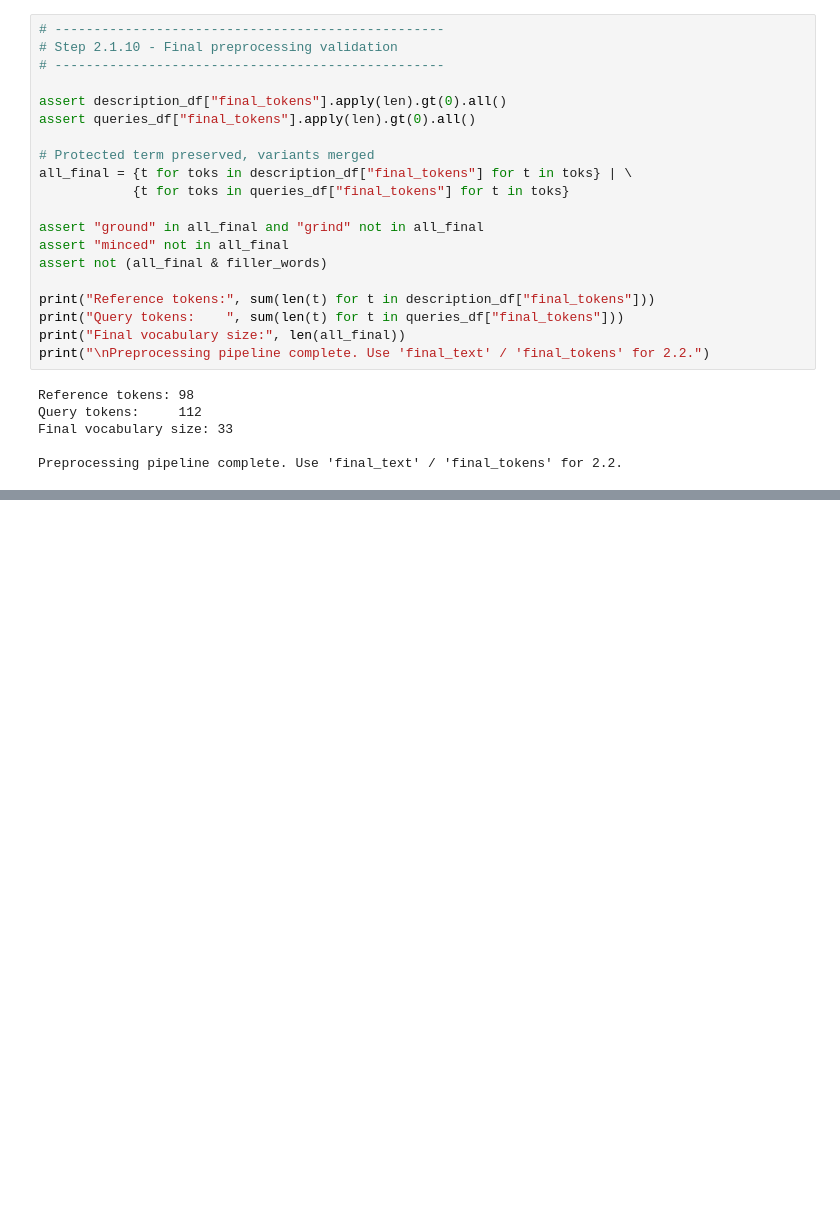
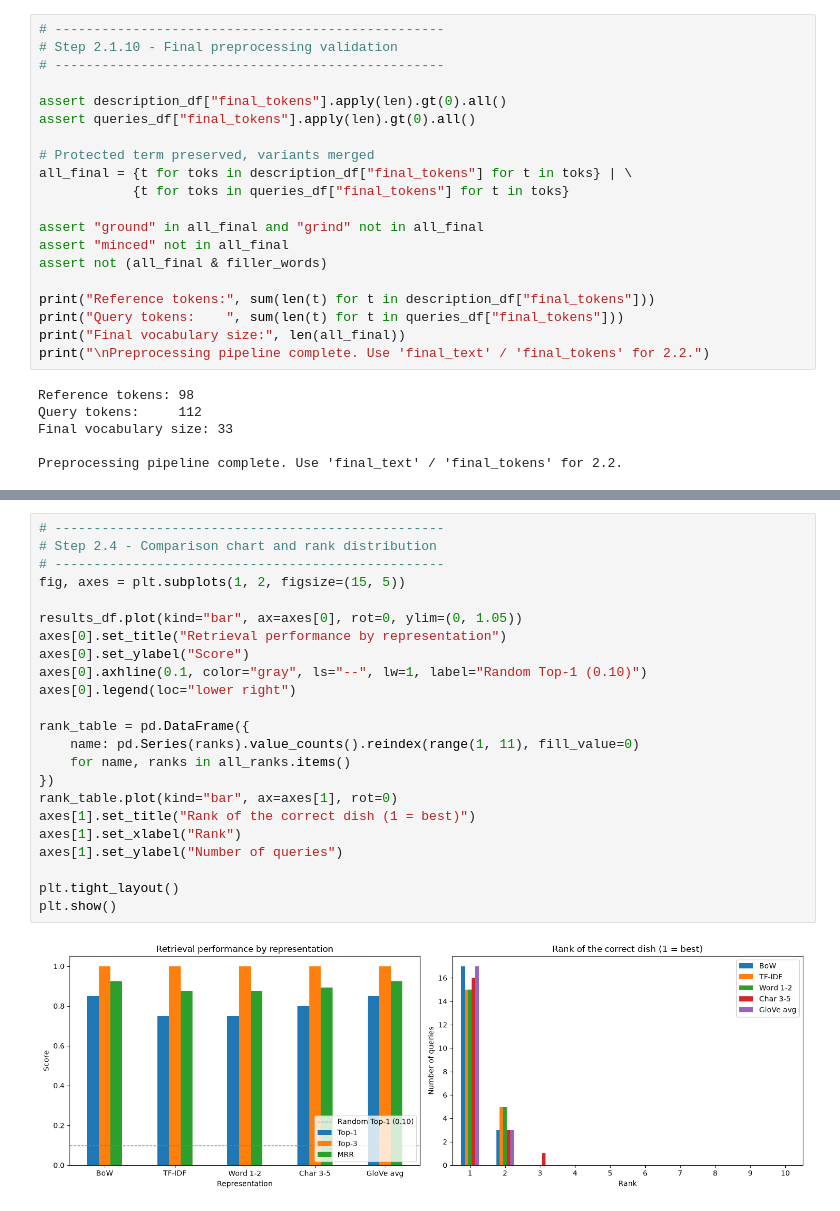
Before and after one commit to Mouhcine005/NutriVision, a Jupyter notebook: notebooks/06_classical_nlp.ipynb, the cells around one changed output, grey strips where cells are left out. Cells and saved outputs as stored; diff of their text form; blank space fills up the shorter version.

Commit message:
representations (BoW, TF-IDF, n-grams, GloVe)

```diff
--- a/notebooks/06_classical_nlp.ipynb
+++ b/notebooks/06_classical_nlp.ipynb
@@ -974,0 +1442,25 @@ Preprocessing pipeline complete. Use 'final_text' / 'final_tokens' for 2.2.
+# %%
+# --------------------------------------------------
+# Step 2.4 - Comparison chart and rank distribution
+# --------------------------------------------------
+fig, axes = plt.subplots(1, 2, figsize=(15, 5))
+
+results_df.plot(kind="bar", ax=axes[0], rot=0, ylim=(0, 1.05))
+axes[0].set_title("Retrieval performance by representation")
+axes[0].set_ylabel("Score")
+axes[0].axhline(0.1, color="gray", ls="--", lw=1, label="Random Top-1 (0.10)")
+axes[0].legend(loc="lower right")
+
+rank_table = pd.DataFrame({
+    name: pd.Series(ranks).value_counts().reindex(range(1, 11), fill_value=0)
+    for name, ranks in all_ranks.items()
+})
+rank_table.plot(kind="bar", ax=axes[1], rot=0)
+axes[1].set_title("Rank of the correct dish (1 = best)")
+axes[1].set_xlabel("Rank")
+axes[1].set_ylabel("Number of queries")
+
+plt.tight_layout()
+plt.show()
+# %% [output]
+[figure, added]
```
Also changed, not shown: parts of 15 cells of this notebook, 1 other file.
